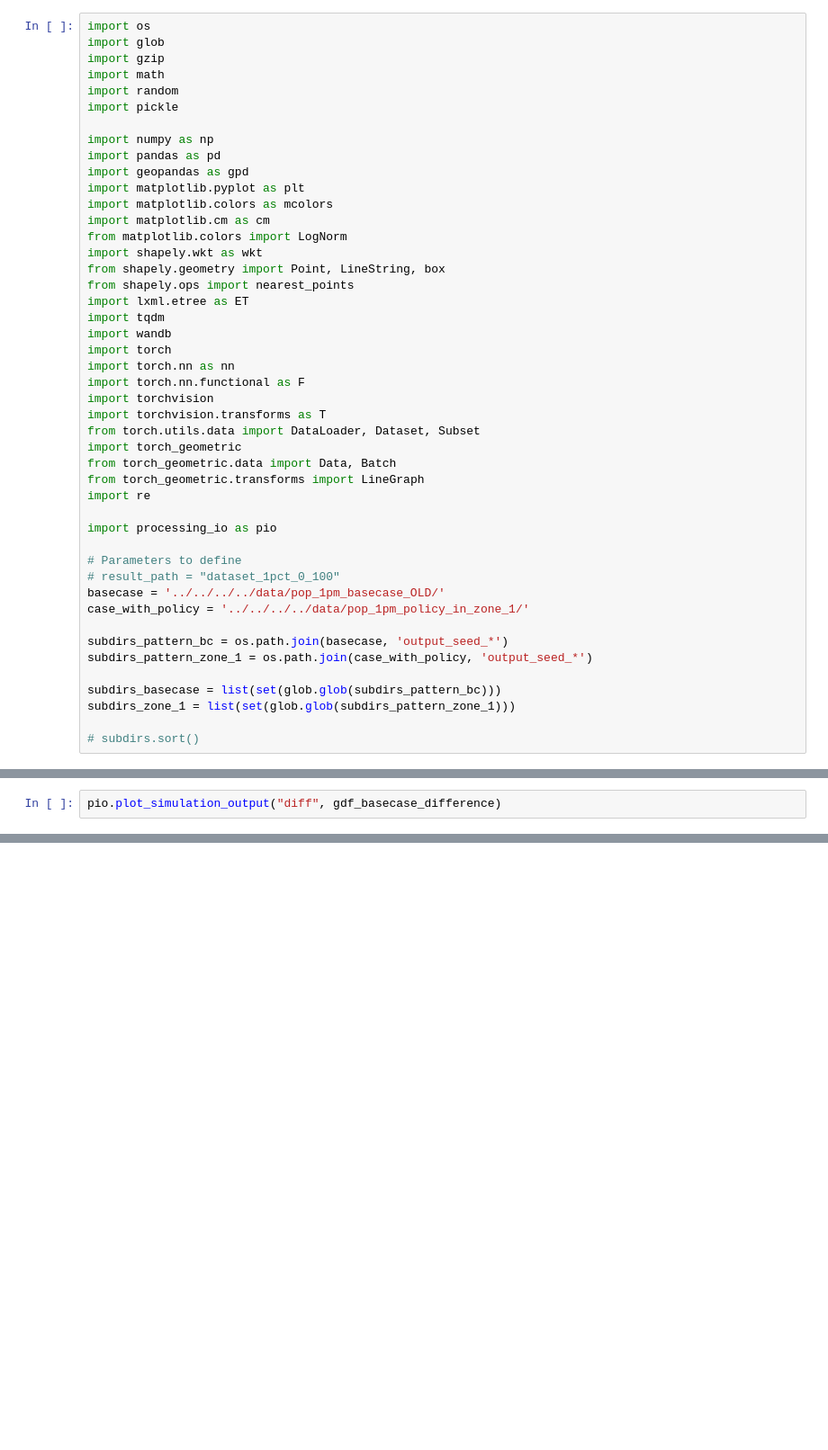
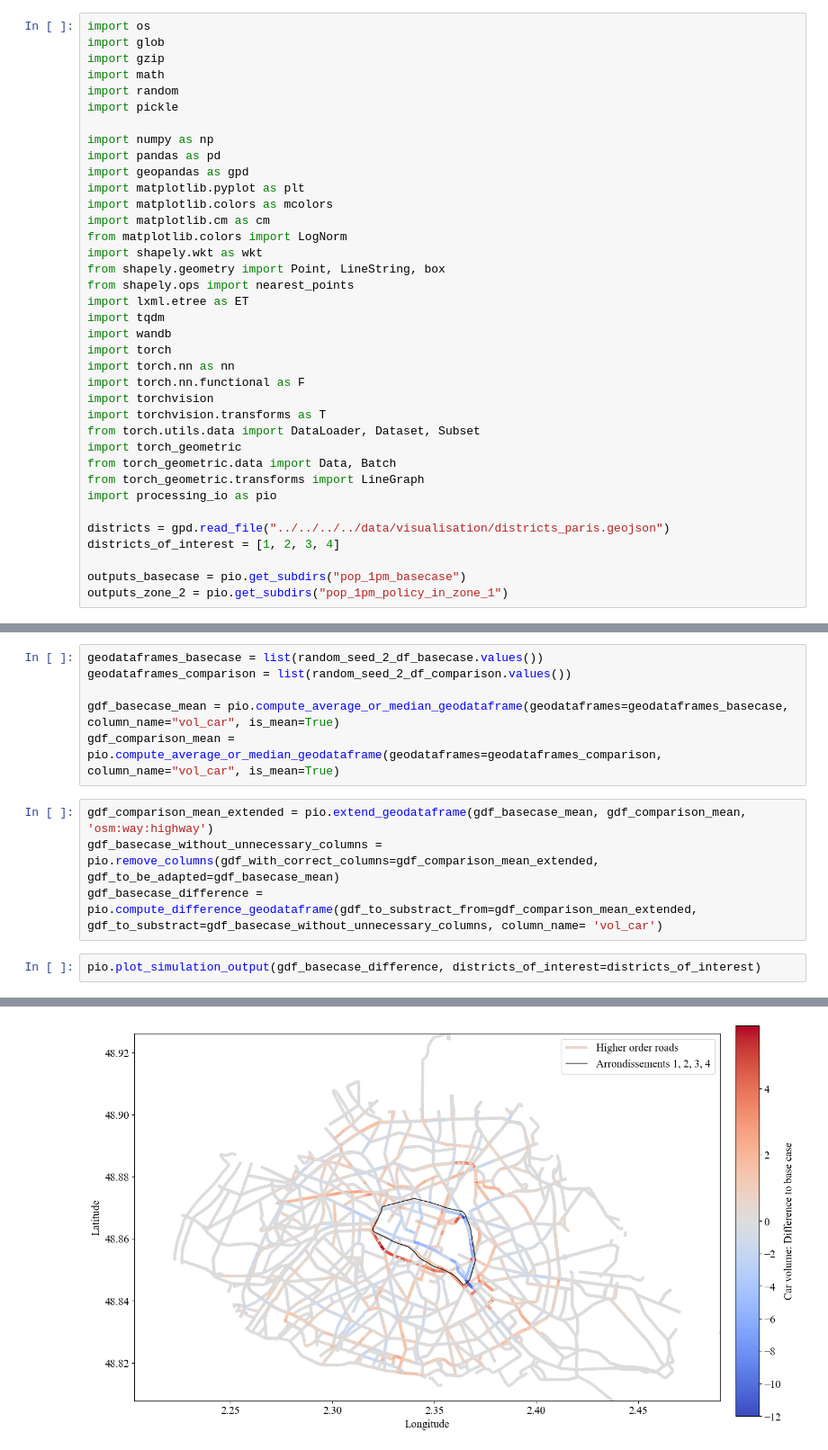
Before and after one commit to enatterer/matsim-ile-de-france, a Jupyter notebook: ile_de_france/src/main/python/process_output_of_simulations/create_difference_plot.ipynb, the cells around one changed output, grey strips where cells are left out. Shown at 90% size. Drawn from its saved outputs; the diff is of its cells as text; blank space fills up the shorter version.

Commit message:
added notebook for plotting the output of simulations

```diff
--- a/ile_de_france/src/main/python/process_output_of_simulations/create_difference_plot.ipynb
+++ b/ile_de_france/src/main/python/process_output_of_simulations/create_difference_plot.ipynb
@@ -28,19 +28,10 @@ from torch.utils.data import DataLoader, Dataset, Subset
 import torch_geometric
 from torch_geometric.data import Data, Batch
 from torch_geometric.transforms import LineGraph
-import re
-
 import processing_io as pio
 
-# Parameters to define
-# result_path = "dataset_1pct_0_100"
-basecase = '../../../../data/pop_1pm_basecase_OLD/'
-case_with_policy = '../../../../data/pop_1pm_policy_in_zone_1/'
+districts = gpd.read_file("../../../../data/visualisation/districts_paris.geojson")
+districts_of_interest = [1, 2, 3, 4]
 
-subdirs_pattern_bc = os.path.join(basecase, 'output_seed_*')
-subdirs_pattern_zone_1 = os.path.join(case_with_policy, 'output_seed_*')
-
-subdirs_basecase = list(set(glob.glob(subdirs_pattern_bc)))
-subdirs_zone_1 = list(set(glob.glob(subdirs_pattern_zone_1)))
-
-# subdirs.sort()
+outputs_basecase = pio.get_subdirs("pop_1pm_basecase")
+outputs_zone_2 = pio.get_subdirs("pop_1pm_policy_in_zone_1")
@@ -178,2 +41,13 @@ gdf_basecase_difference = compute_difference_geodataframe(gdf_basecase_mean, gdf
+# %%
+geodataframes_basecase = list(random_seed_2_df_basecase.values())
+geodataframes_comparison = list(random_seed_2_df_comparison.values())
+
+gdf_basecase_mean = pio.compute_average_or_median_geodataframe(geodataframes=geodataframes_basecase, column_name="vol_car", is_mean=True)
+gdf_comparison_mean = pio.compute_average_or_median_geodataframe(geodataframes=geodataframes_comparison, column_name="vol_car", is_mean=True)
+# %%
+gdf_comparison_mean_extended = pio.extend_geodataframe(gdf_basecase_mean, gdf_comparison_mean, 'osm:way:highway')
+gdf_basecase_without_unnecessary_columns = pio.remove_columns(gdf_with_correct_columns=gdf_comparison_mean_extended, gdf_to_be_adapted=gdf_basecase_mean)
+gdf_basecase_difference = pio.compute_difference_geodataframe(gdf_to_substract_from=gdf_comparison_mean_extended, gdf_to_substract=gdf_basecase_without_unnecessary_columns, column_name= 'vol_car')
 # %%
-pio.plot_simulation_output("diff", gdf_basecase_difference)
+pio.plot_simulation_output(gdf_basecase_difference, districts_of_interest=districts_of_interest)
+# %% [output]
@@ -179,0 +55 @@ pio.plot_simulation_output("diff", gdf_basecase_difference)
+[figure, added]
```
Also changed, not shown: parts of 10 cells of this notebook, 2 other files.
